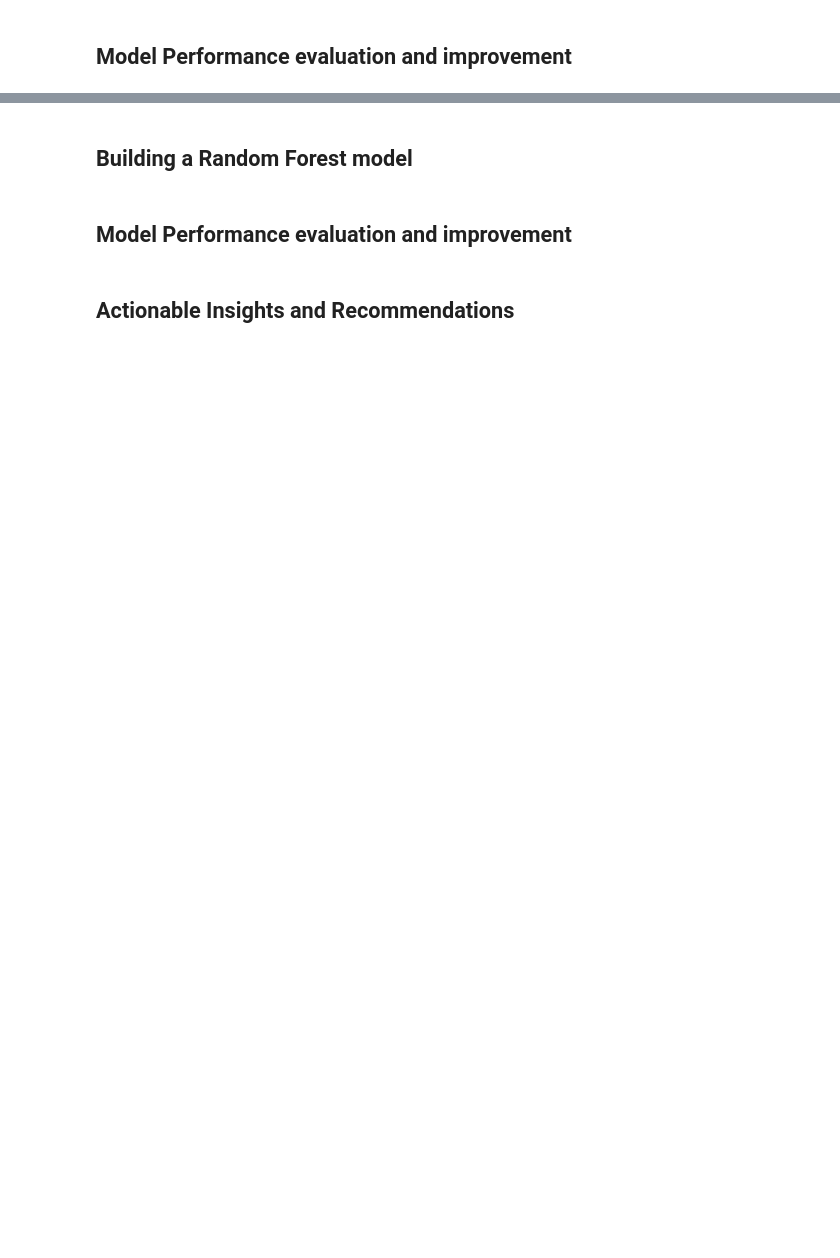
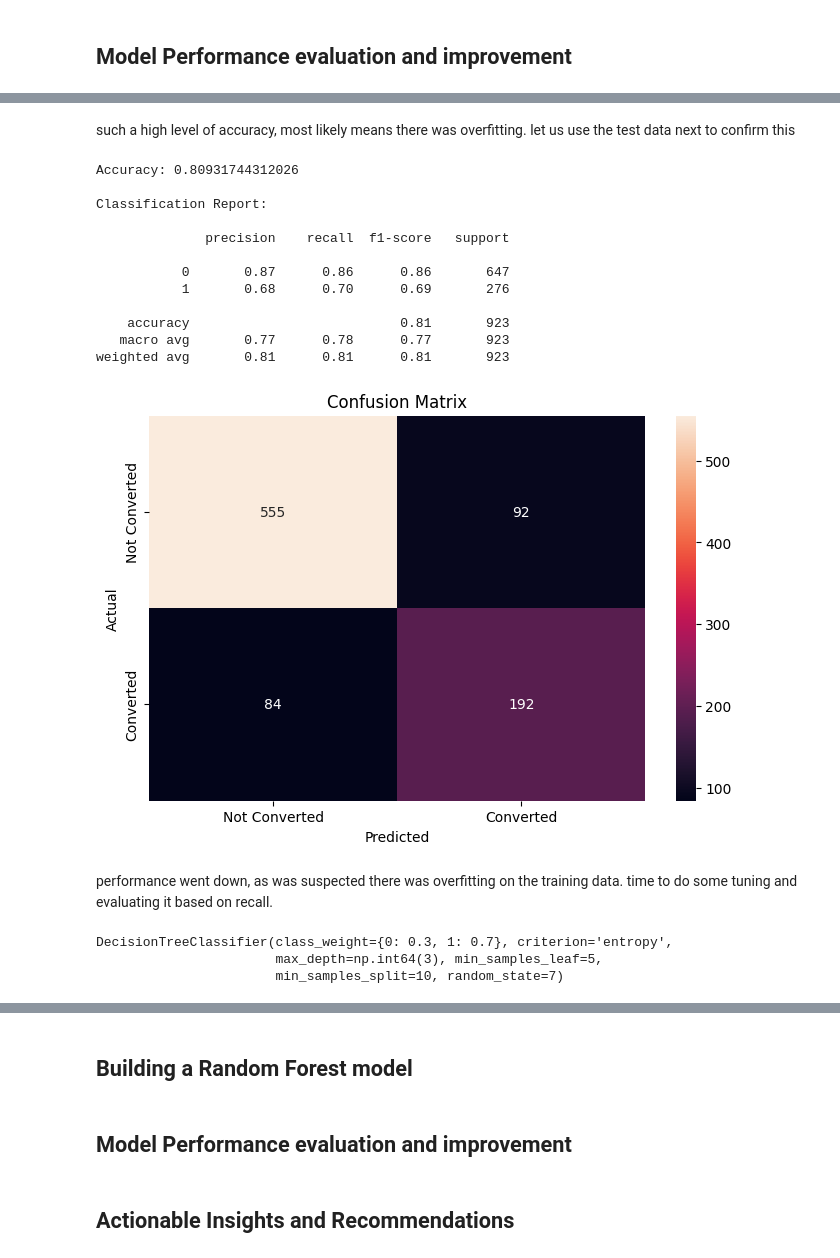
Before and after one commit to mikejoe144/MIT_Course_ElectiveProject, a Jupyter notebook: Learner Notebook - Full Code Version - Potential Customers Prediction.ipynb, the cells around one changed output, grey strips where cells are left out. Saved outputs shown, nothing was run; the diff lists cells and outputs as text; code cells hidden in the pictures; blank space fills up the shorter version.

Commit message:
second tuned model created

```diff
--- a/Learner Notebook - Full Code Version - Potential Customers Prediction.ipynb
+++ b/Learner Notebook - Full Code Version - Potential Customers Prediction.ipynb
@@ -683,0 +696,52 @@ weighted avg       1.00      1.00      1.00      3689
+# %% [markdown]
+such a high level of accuracy, most likely means there was overfitting. let us use the test data next to confirm this
+# %%
+# Checking performance on the testing data
+y_pred_test1 = d_tree.predict(X_test)
+
+metrics_score(y_test, y_pred_test1)
+# %% [output]
+Accuracy: 0.80931744312026
+
+Classification Report:
+
+              precision    recall  f1-score   support
+
+           0       0.87      0.86      0.86       647
+           1       0.68      0.70      0.69       276
+
+    accuracy                           0.81       923
+   macro avg       0.77      0.78      0.77       923
+weighted avg       0.81      0.81      0.81       923
+[figure, added]
+# %% [markdown]
+performance went down, as was suspected there was overfitting on the training data. time to do some tuning and evaluating it based on recall.
+# %%
+from sklearn.metrics import recall_score
+# Choose the type of classifier
+d_tree_tuned = DecisionTreeClassifier(random_state = 7, class_weight = {0: 0.3, 1: 0.7})
+
+# Grid of parameters to choose from
+parameters = {'max_depth': np.arange(2, 10),
+              'criterion': ['gini', 'entropy'],
+              'min_samples_leaf': [5, 10, 20, 25],
+              'min_samples_split':[10,20,50]
+             }
+
+# Type of scoring used to compare parameter combinations - f1 score for class 1
+scorer = metrics.make_scorer(recall_score, pos_label = 1)
+
+# Run the grid search
+grid_obj = GridSearchCV(d_tree_tuned, parameters, scoring = scorer, cv = 5)
+
+grid_obj = grid_obj.fit(X_train, y_train)
+
+# Set the classifier to the best combination of parameters
+d_tree_tuned = grid_obj.best_estimator_
+
+# Fit the best algorithm to the data
+d_tree_tuned.fit(X_train, y_train)
+# %% [output]
+DecisionTreeClassifier(class_weight={0: 0.3, 1: 0.7}, criterion='entropy',
+                       max_depth=np.int64(3), min_samples_leaf=5,
+                       min_samples_split=10, random_state=7)
```
Also changed, not shown: parts of 13 cells of this notebook.
